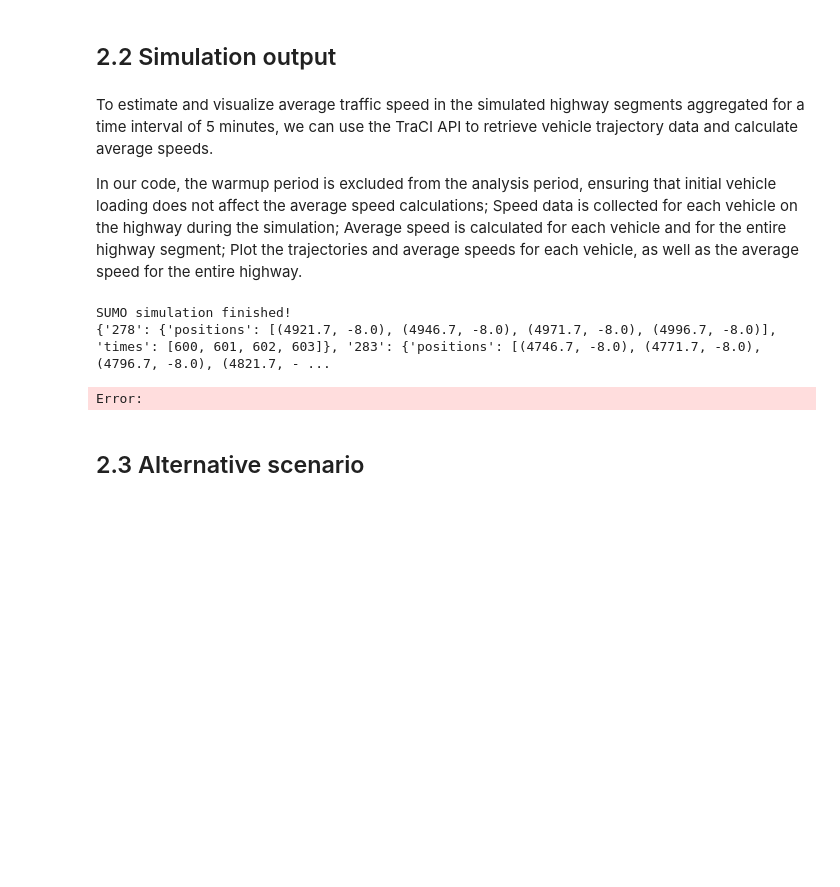
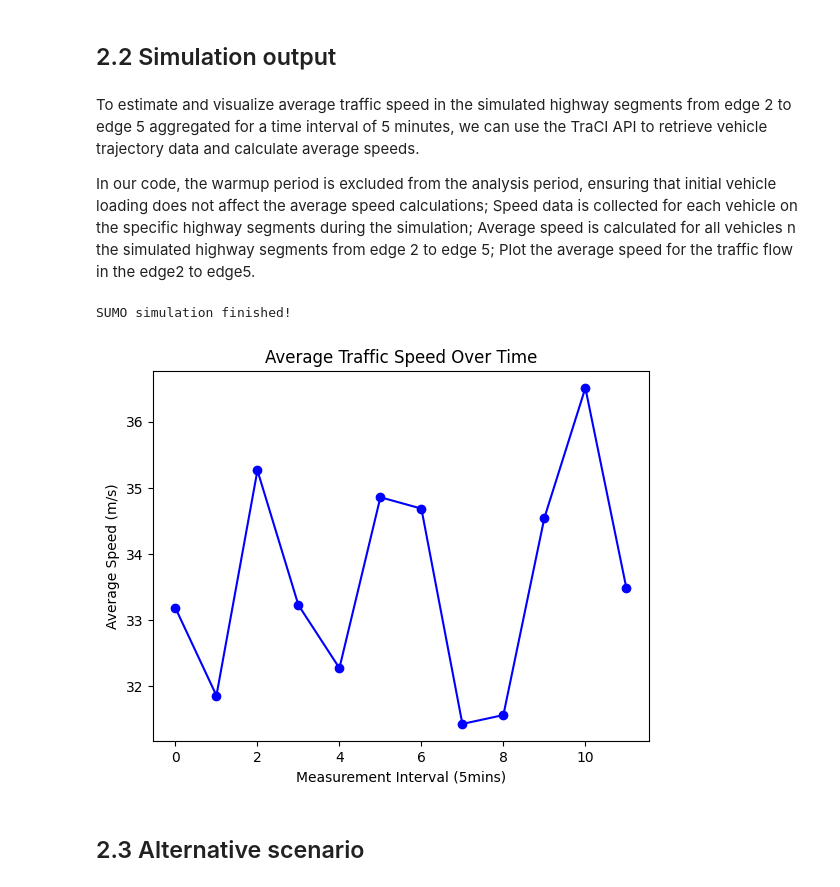
Before and after one commit to Ssactl/AH2174_HT23_Traffic-Simulation-Modelling-and-Applications, a Jupyter notebook: project1_section2/AH2174_2023_project1_Section2.ipynb, the cells around one changed output. Drawn from its saved outputs; the diff is of its cells as text; code cells hidden in the pictures; blank space fills up the shorter version.

```diff
--- a/project1_section2/AH2174_2023_project1_Section2.ipynb
+++ b/project1_section2/AH2174_2023_project1_Section2.ipynb
@@ -106,67 +104,57 @@ We let the simulation run 1000 steps first, and print the ID and number of loade
 # %% [markdown]
 ## 2.2 Simulation output
 # %% [markdown]
-To estimate and visualize average traffic speed in the simulated highway segments aggregated for a time interval of 5 minutes, we can use the TraCI API to retrieve vehicle trajectory data and calculate average speeds.
+To estimate and visualize average traffic speed in the simulated highway segments from edge 2 to edge 5 aggregated for a time interval of 5 minutes, we can use the TraCI API to retrieve vehicle trajectory data and calculate average speeds.
 
-In our code, the warmup period is excluded from the analysis period, ensuring that initial vehicle loading does not affect the average speed calculations; Speed data is collected for each vehicle on the highway during the simulation; Average speed is calculated for each vehicle and for the entire highway segment; Plot the trajectories and average speeds for each vehicle, as well as the average speed for the entire highway.
+In our code, the warmup period is excluded from the analysis period, ensuring that initial vehicle loading does not affect the average speed calculations; Speed data is collected for each vehicle on the specific highway segments during the simulation; Average speed is calculated for all vehicles n the simulated highway segments from edge 2 to edge 5; Plot the average speed for the traffic flow in the edge2 to edge5.
 # %%
 # Start the SUMO simulation with your configuration file (e.g., AH2174_2023_project1_section2.sumo.cfg)
 traci.start(["sumo", "-c", "AH2174_2023_project1_section2.sumo.cfg"])
 
+
 # Run the simulation for a certain number of steps
 simulation_steps = 3600  # Assuming 1 hour simulation time (excluding warmup)
-
 # Warmup period (exclude warmup outputs)
 warmup_steps = 600  # Assuming a warmup period of 600 seconds
+measurement_interval = 300  # Measurement interval for average speed in seconds
+
 
 # Define the edges representing the highway section (e.g., edge2, edge3, edge4, edge5)
 highway_edges = ["edge2", "edge3", "edge4", "edge5"]
 
-# Data for storing trajectory information for each vehicle on the highway
-vehicle_trajectory_data = {}
+# Variables to store speed data
+average_speeds = []
+current_speeds = []
 
 # Run the simulation
 for step in range(simulation_steps + warmup_steps):
     traci.simulationStep()
 
     if step >= warmup_steps:
-        # Get the list of currently loaded vehicles on the highway section
-        loaded_vehicles_on_highway = [v for v in traci.vehicle.getIDList() if traci.vehicle.getRoadID(v) in highway_edges]
+        # Check if it's time to measure the average speed
+        if step % measurement_interval == 0:
+            # Get the list of currently loaded vehicles on the highway segment
+            loaded_vehicles_on_highway = [v for v in traci.vehicle.getIDList() if traci.vehicle.getRoadID(v) in highway_edges]
 
-         # Record trajectory information for each vehicle
-        for vehicle_id in loaded_vehicles_on_highway:
-            if vehicle_id not in vehicle_trajectory_data:
-                vehicle_trajectory_data[vehicle_id] = {'positions': [], 'times': []}
+            # Get the speed of each loaded vehicle
+            speeds = [traci.vehicle.getSpeed(v) for v in loaded_vehicles_on_highway]
 
-            vehicle_trajectory_data[vehicle_id]['positions'].append(traci.vehicle.getPosition(vehicle_id))
-            vehicle_trajectory_data[vehicle_id]['times'].append(step)
+            # Calculate the average speed for this interval
+            average_speed = np.mean(speeds)
+            average_speeds.append(average_speed)
 
+print("SUMO simulation finished!")
+# Close the SUMO simulation
+traci.close()
 
-traci.close()
-print("SUMO simulation finished!")
-print(vehicle_trajectory_data)
+# Plot the average speed over time
+plt.plot(average_speeds, marker='o', linestyle='-', color='b')
+plt.title('Average Traffic Speed Over Time')
+plt.xlabel('Measurement Interval (5mins)')
+plt.ylabel('Average Speed (m/s)')
+plt.show()
 # %% [output]
 SUMO simulation finished!
-{'278': {'positions': [(4921.7, -8.0), (4946.7, -8.0), (4971.7, -8.0), (4996.7, -8.0)], 'times': [600, 601, 602, 603]}, '283': {'positions': [(4746.7, -8.0), (4771.7, -8.0), (4796.7, -8.0), (4821.7, - ...
+[figure, added]
-# %%
- # Extract speeds for the specific time interval (5 minutes)
-time_interval = 5 * 60  # 5 minutes in seconds
-speeds_in_interval = []
-
-for vehicle_id, data in vehicle_trajectory_data.items():
-    # Find the index corresponding to the end of the time interval
-    interval_end_index = np.searchsorted(data['times'], time_interval, side='right')
-
-    # Calculate the average speed within the time interval
-    if interval_end_index > 0:
-        distances = np.linalg.norm(np.diff(data['positions'][:interval_end_index], axis=0), axis=1)
-        speeds = distances / np.diff(data['times'][:interval_end_index])
-        average_speeds_in_interval = np.mean(speeds)
-        speeds_in_interval.append(average_speeds_in_interval)
-
-# Calculate the average speed for this run within the 5-minute interval
-average_speed_in_interval = np.mean(speeds_in_interval)
-# %% [output]
-Error:
 # %% [markdown]
 ## 2.3 Alternative scenario
```
Also changed, not shown: parts of 3 cells of this notebook, 2 other files.
